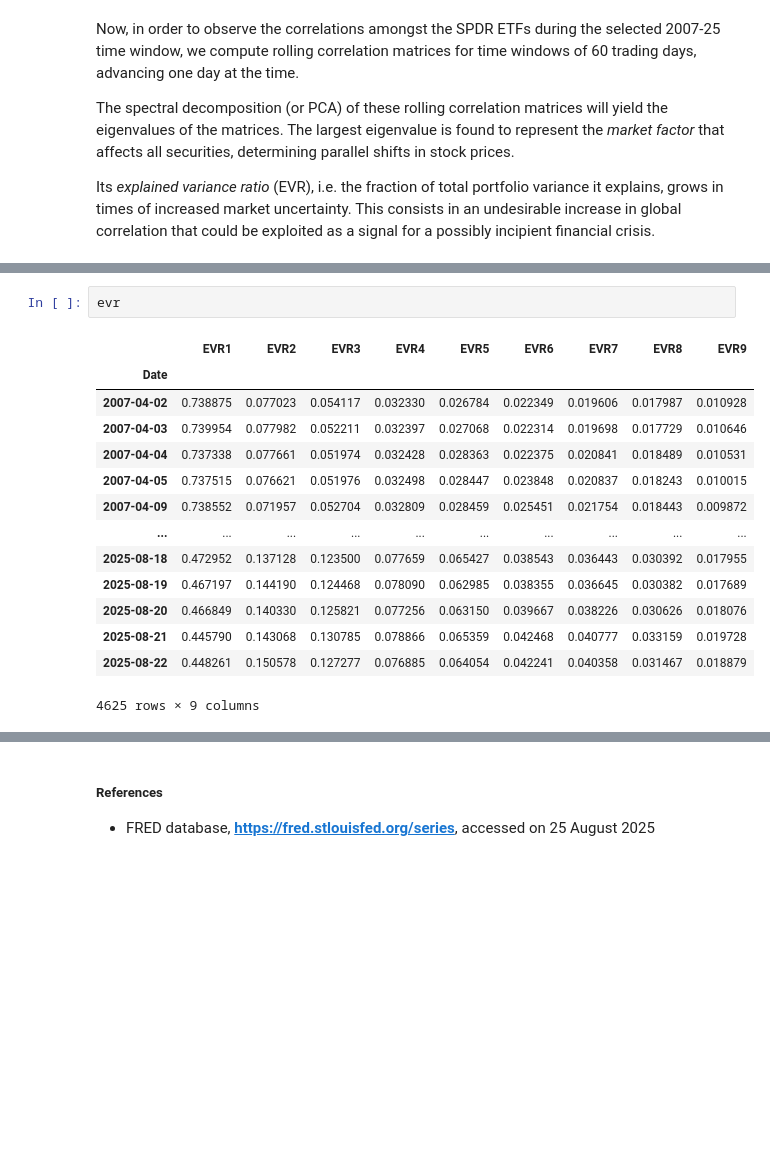
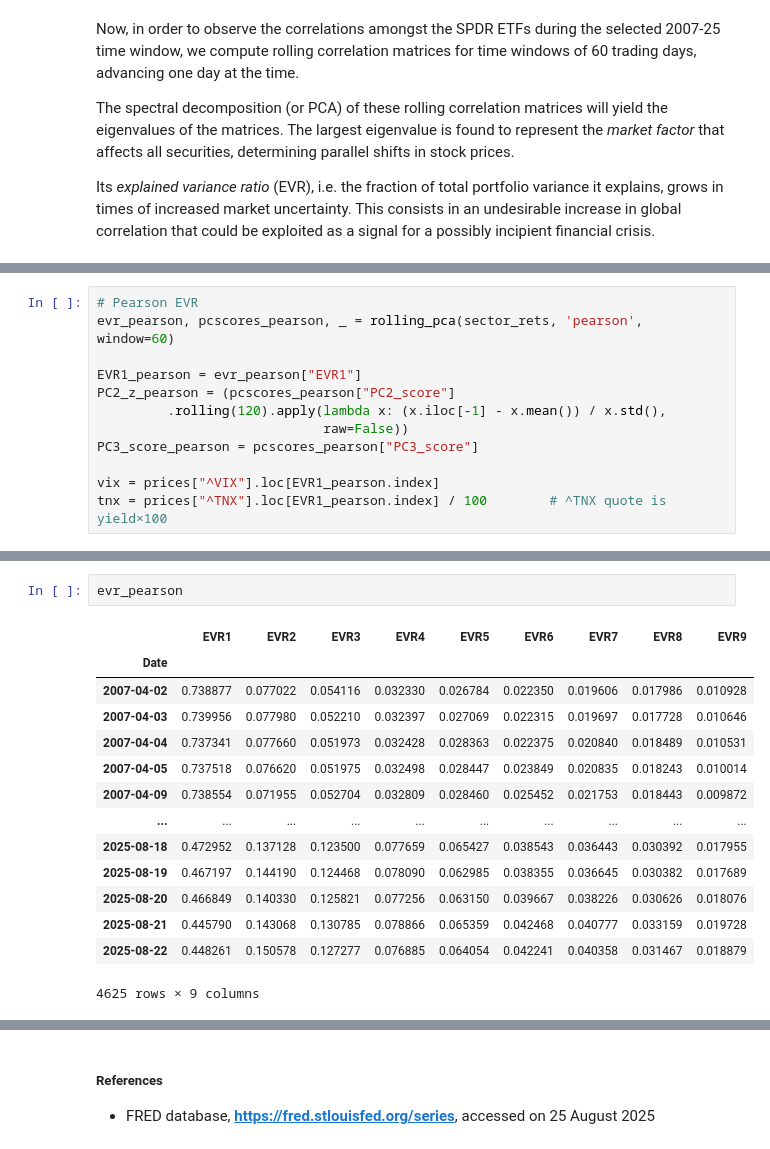
Before and after one commit to George-Creekbed/capstone_review, a Jupyter notebook: gwp1.ipynb, the cells around one changed output, grey strips where cells are left out. Drawn from its saved outputs; the diff is of its cells as text; blank space fills up the shorter version.

```diff
--- a/gwp1.ipynb
+++ b/gwp1.ipynb
@@ -257,0 +260,12 @@ sns.heatmap(C_kendall, annot=True, linewidth=.5)
+# %%
+# Pearson EVR
+evr_pearson, pcscores_pearson, _ = rolling_pca(sector_rets, 'pearson', window=60)
+
+EVR1_pearson = evr_pearson["EVR1"]
+PC2_z_pearson = (pcscores_pearson["PC2_score"]
+         .rolling(120).apply(lambda x: (x.iloc[-1] - x.mean()) / x.std(),
+                             raw=False))
+PC3_score_pearson = pcscores_pearson["PC3_score"]
+
+vix = prices["^VIX"].loc[EVR1_pearson.index]
+tnx = prices["^TNX"].loc[EVR1_pearson.index] / 100        # ^TNX quote is yield×100
@@ -307,13 +362,13 @@ plt.tight_layout()
 # %%
-evr
+evr_pearson
 # %% [output]
 |  | EVR1 | EVR2 | EVR3 | EVR4 | EVR5 | EVR6 | EVR7 | EVR8 | EVR9 |
 | Date |  |  |  |  |  |  |  |  |  |
-| 2007-04-02 | 0.738875 | 0.077023 | 0.054117 | 0.032330 | 0.026784 | 0.022349 | 0.019606 | 0.017987 | 0.010928 |
-| 2007-04-03 | 0.739954 | 0.077982 | 0.052211 | 0.032397 | 0.027068 | 0.022314 | 0.019698 | 0.017729 | 0.010646 |
-| 2007-04-04 | 0.737338 | 0.077661 | 0.051974 | 0.032428 | 0.028363 | 0.022375 | 0.020841 | 0.018489 | 0.010531 |
-| 2007-04-05 | 0.737515 | 0.076621 | 0.051976 | 0.032498 | 0.028447 | 0.023848 | 0.020837 | 0.018243 | 0.010015 |
-| 2007-04-09 | 0.738552 | 0.071957 | 0.052704 | 0.032809 | 0.028459 | 0.025451 | 0.021754 | 0.018443 | 0.009872 |
+| 2007-04-02 | 0.738877 | 0.077022 | 0.054116 | 0.032330 | 0.026784 | 0.022350 | 0.019606 | 0.017986 | 0.010928 |
+| 2007-04-03 | 0.739956 | 0.077980 | 0.052210 | 0.032397 | 0.027069 | 0.022315 | 0.019697 | 0.017728 | 0.010646 |
+| 2007-04-04 | 0.737341 | 0.077660 | 0.051973 | 0.032428 | 0.028363 | 0.022375 | 0.020840 | 0.018489 | 0.010531 |
+| 2007-04-05 | 0.737518 | 0.076620 | 0.051975 | 0.032498 | 0.028447 | 0.023849 | 0.020835 | 0.018243 | 0.010014 |
+| 2007-04-09 | 0.738554 | 0.071955 | 0.052704 | 0.032809 | 0.028460 | 0.025452 | 0.021753 | 0.018443 | 0.009872 |
 | ... | ... | ... | ... | ... | ... | ... | ... | ... | ... |
 | 2025-08-18 | 0.472952 | 0.137128 | 0.123500 | 0.077659 | 0.065427 | 0.038543 | 0.036443 | 0.030392 | 0.017955 |
 | 2025-08-19 | 0.467197 | 0.144190 | 0.124468 | 0.078090 | 0.062985 | 0.038355 | 0.036645 | 0.030382 | 0.017689 |
```
Also changed, not shown: parts of 32 cells of this notebook.
